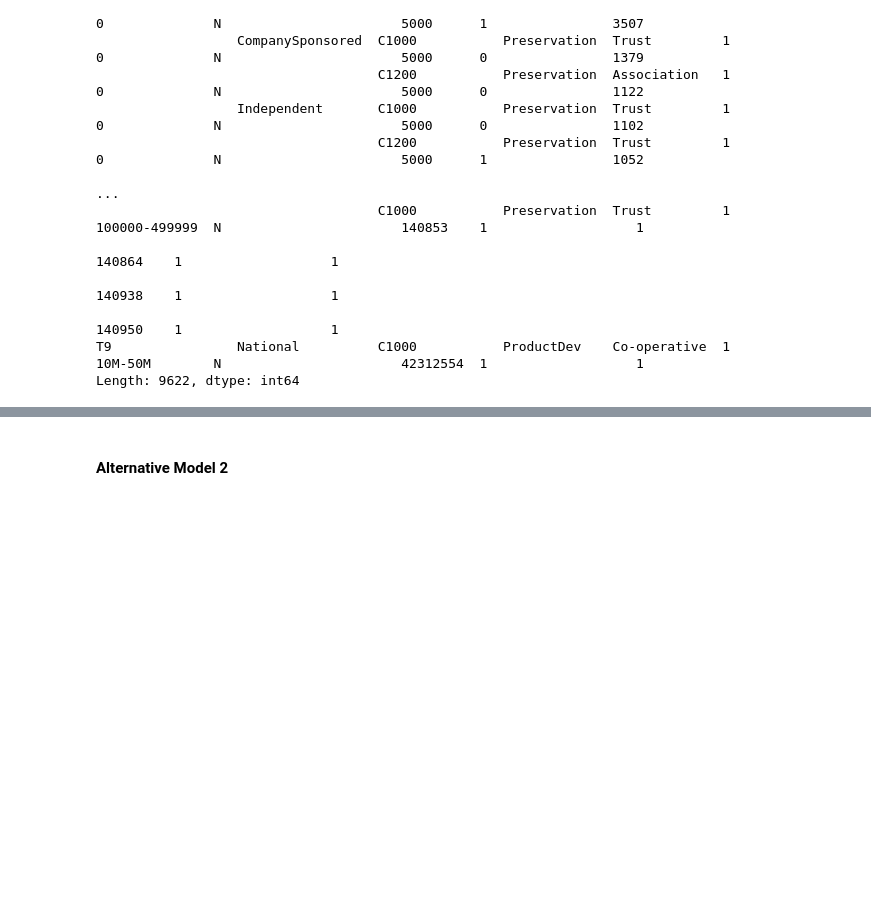
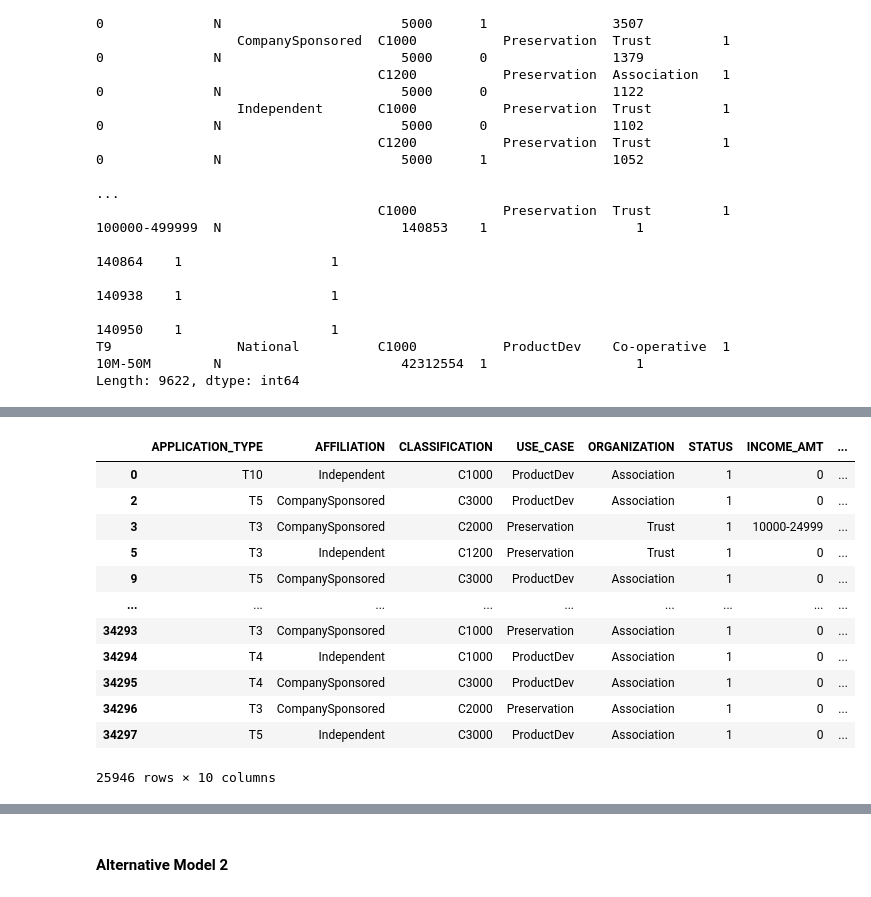
Before and after one commit to vishkast203/Challenge-Assignment-13, a Jupyter notebook: Starter_Code/venture_funding_with_deep_learning_FInal.ipynb, the cells around one changed output, grey strips where cells are left out. Drawn from its saved outputs; the diff is of its cells as text; code cells hidden in the pictures; blank space fills up the shorter version.

```diff
--- a/Starter_Code/venture_funding_with_deep_learning_FInal.ipynb
+++ b/Starter_Code/venture_funding_with_deep_learning_FInal.ipynb
@@ -441,0 +459,18 @@ Length: 9622, dtype: int64
+# %%
+# Drop Income below $100,000
+applicant_alt1_df = applicant_data_mod_df[applicant_data_mod_df['ASK_AMT'] < 10000]
+applicant_alt1_df
+# %% [output]
+|  | APPLICATION_TYPE | AFFILIATION | CLASSIFICATION | USE_CASE | ORGANIZATION | STATUS | INCOME_AMT | ... |
+| 0 | T10 | Independent | C1000 | ProductDev | Association | 1 | 0 | ... |
+| 2 | T5 | CompanySponsored | C3000 | ProductDev | Association | 1 | 0 | ... |
+| 3 | T3 | CompanySponsored | C2000 | Preservation | Trust | 1 | 10000-24999 | ... |
+| 5 | T3 | Independent | C1200 | Preservation | Trust | 1 | 0 | ... |
+| 9 | T5 | CompanySponsored | C3000 | ProductDev | Association | 1 | 0 | ... |
+| ... | ... | ... | ... | ... | ... | ... | ... | ... |
+| 34293 | T3 | CompanySponsored | C1000 | Preservation | Association | 1 | 0 | ... |
+| 34294 | T4 | Independent | C1000 | ProductDev | Association | 1 | 0 | ... |
+| 34295 | T4 | CompanySponsored | C3000 | ProductDev | Association | 1 | 0 | ... |
+| 34296 | T3 | CompanySponsored | C2000 | Preservation | Association | 1 | 0 | ... |
+| 34297 | T5 | Independent | C3000 | ProductDev | Association | 1 | 0 | ... |
+25946 rows × 10 columns
```
Also changed, not shown: parts of 55 cells of this notebook.
